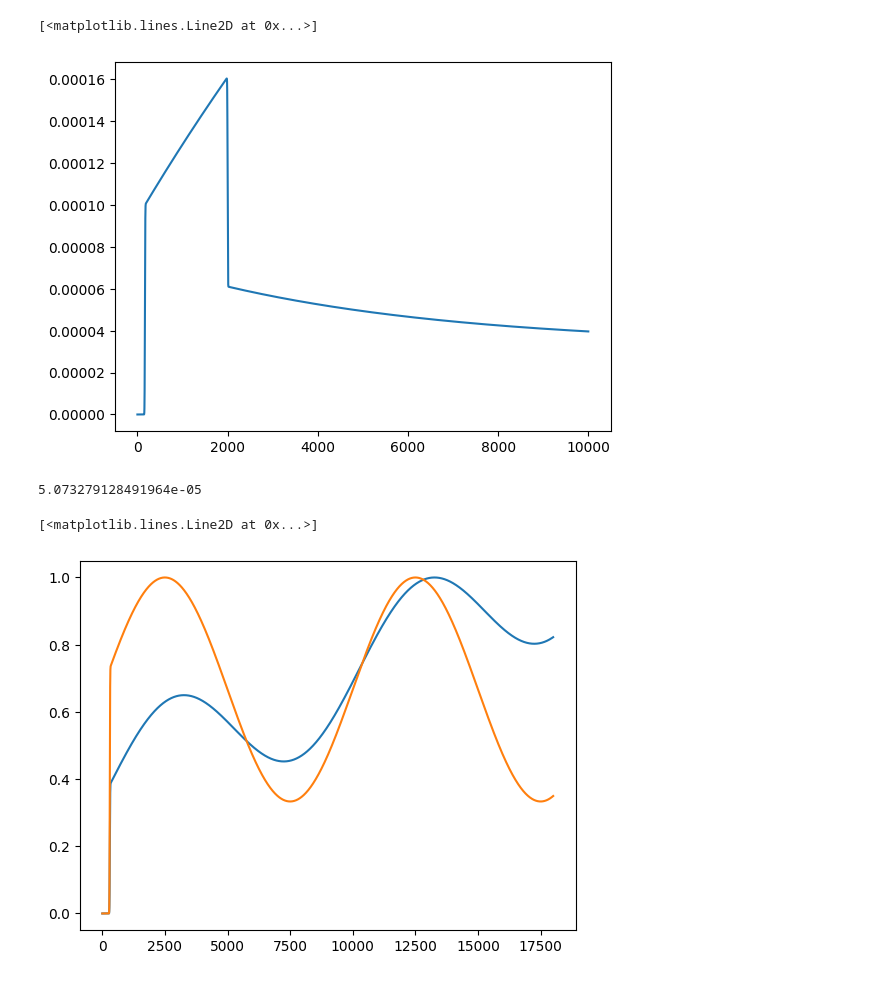
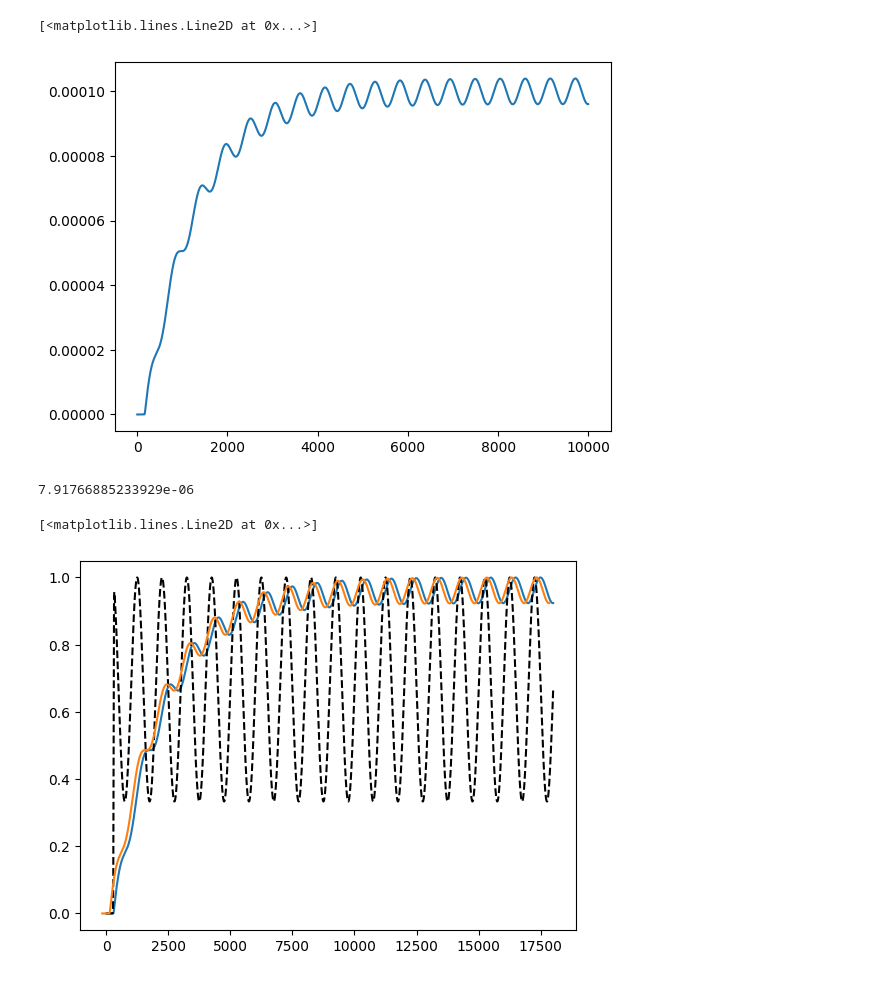
Before and after one commit to chrishavlin/vbrc_scratch, a Jupyter notebook: nbs/creep_functions.ipynb, the cells around one changed output. Drawn from its saved outputs; the diff is of its cells as text; code cells hidden in the pictures.

```diff
--- a/nbs/creep_functions.ipynb
+++ b/nbs/creep_functions.ipynb
@@ -17,8 +17,8 @@ sigma = 1e6 *  (1 +  erf((t - 60*5)/15))/2 - 1e6
 sigma = 1e6 *  (1 +  erf((t - 60*5)/15))/2 - 1e6 *  (1 +  erf((t - 60*60)/15))/2
 
 # oscillatory, starting at 5 mins
-# omega = 0.0001
-# sigma = (1e6 + 5e5 * np.sin(2 * np.pi * t  * omega)) *  (1 +  erf((t - 60*5)/15))/2
+omega = 0.001
+sigma = (1e6 + 5e5 * np.sin(2 * np.pi * t  * omega)) *  (1 +  erf((t - 60*5)/15))/2
 # %%
 
 dsigma_dt = (sigma[1:] - sigma[:-1]) / dt
@@ -37,6 +37,6 @@ plt.plot(tc, dsigma_dt)
 # %%
 E =  1e10
-eta = 1e14
+eta = 2e13
 # %%
 strain = np.zeros((t.size - 1))
 for i_t, t_i in enumerate(t[:-1]):
@@ -44,20 +44,26 @@ for i_t, t_i in enumerate(t[:-1]):
     if i_t == 0:
         continue
 
-    timerange = t[0:i_t]
+    timerange = t[0:i_t+1]
     t_diff = t_i -timerange
+    t_diff = t_diff * (t_diff > 0)
 
     # maxwell
-    Jmax = 1/ E + t_diff / eta * (t_diff > 0 )
+    Jmax = 1/ E + t_diff / eta
+    # J = Jmax
 
     # voigt
     trelax = eta / E
-    Jvoigt = 1/E * (1 - np.exp(-t_diff/trelax)* (t_diff > 0 ))
+    Jvoigt = 1/E * (1 - np.exp(-t_diff/trelax))
+    J = Jvoigt
 
-    # voigt + maxwell
-    J = Jmax + Jvoigt
+    # standard linear solid, Kelvin-Voigt representation
+    # J = 1/E + Jvoigt
 
-    dsigma = dsigma_dt[0:i_t]
+    # burgers
+    # J = Jmax + Jvoigt
+
+    dsigma = dsigma_dt[0:i_t+1]
 
     integrand = J * dsigma
     strain[i_t] = trapz(integrand, timerange)
@@ -66,14 +72,15 @@ plt.plot(strain)
 # plt.xlim([0, 1000])
 # %% [output]
 [<matplotlib.lines.Line2D at 0x...>]
-[figure, old version]
+[figure, new version]
 # %%
 strain.max() - strain[-1]
 # %% [output]
-5.073279128491964e-05
+7.91766885233929e-06
 # %%
 plt.plot(tc, strain/strain.max())
-plt.plot(t, sigma/sigma.max())
+plt.plot(t, sigma/sigma.max(),'--k')
+plt.plot(tc-157, strain/strain.max())
 # %% [output]
 [<matplotlib.lines.Line2D at 0x...>]
-[figure, old version]
+[figure, new version]
```
Also changed, not shown: parts of 43 cells of this notebook, 1 other file.
